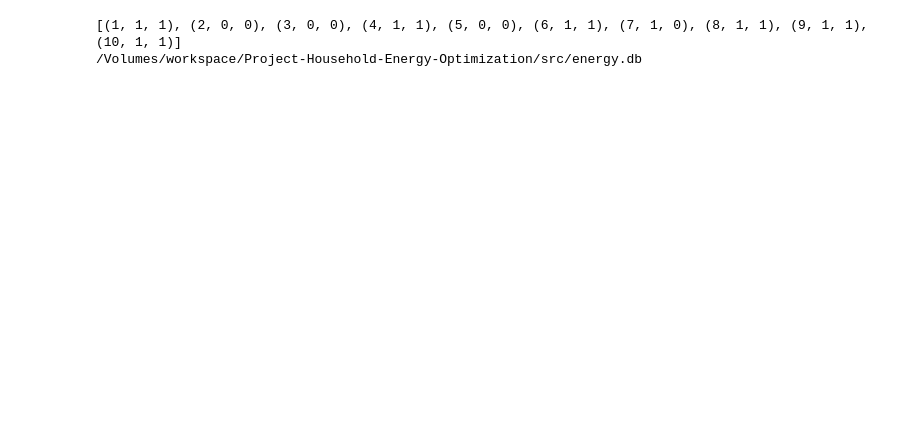
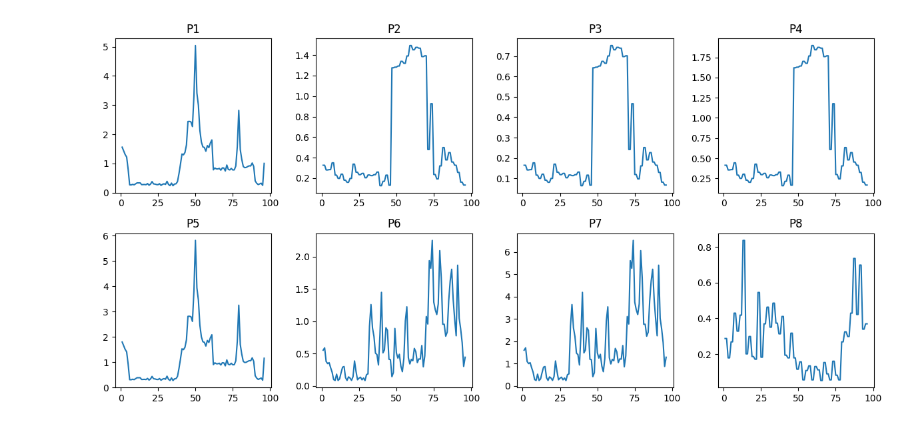
Before and after one commit to m-freud/Project-Household-Energy-Optimization, a Jupyter notebook: src/data_exploration.ipynb, the cells around one changed output. Drawn from its saved outputs; the diff is of its cells as text; code cells hidden in the pictures; blank space fills up the shorter version.

Commit message:
move loader to src, init data expl

```diff
--- a/src/data_exploration.ipynb
+++ b/src/data_exploration.ipynb
@@ -2,0 +3,7 @@
+# %%
+from SQLoader import load_data_to_db, db_path
+import sqlite3
+
+load_data_to_db()
+
+conn = sqlite3.connect(db_path)
@@ -31,5 +16,0 @@ We now move the data we need into our SQLite DB, table by table.
-# %%
-import sqlite3
-
-conn = sqlite3.connect('energy.db')
-cur = conn.cursor()
@@ -159,7 +16,0 @@ conn.commit()
-# %%
-cur.execute("SELECT * FROM Players LIMIT 10;")
-print(cur.fetchall())
-print(os.path.abspath('energy.db'))
-# %% [output]
-[(1, 1, 1), (2, 0, 0), (3, 0, 0), (4, 1, 1), (5, 0, 0), (6, 1, 1), (7, 1, 0), (8, 1, 1), (9, 1, 1), (10, 1, 1)]
-/Volumes/workspace/Project-Household-Energy-Optimization/src/energy.db
@@ -168,0 +17,17 @@ conn.close()
+# %%
+import pandas as pd
+import matplotlib.pyplot as plt
+
+fig, ax = plt.subplots(2,4, figsize=(12,6))
+for i in range(8):
+    df = pd.read_sql(
+        f"SELECT period, load_kW FROM load WHERE player_id={i+1}",
+        conn
+    )
+    ax[i//4][i%4].plot(df.period, df.load_kW)
+    ax[i//4][i%4].set_title(f"P{i+1}")
+
+plt.tight_layout()
+plt.show()
+# %% [output]
+[figure, added]
```
Also changed, not shown: parts of 15 cells of this notebook, 4 other files.
